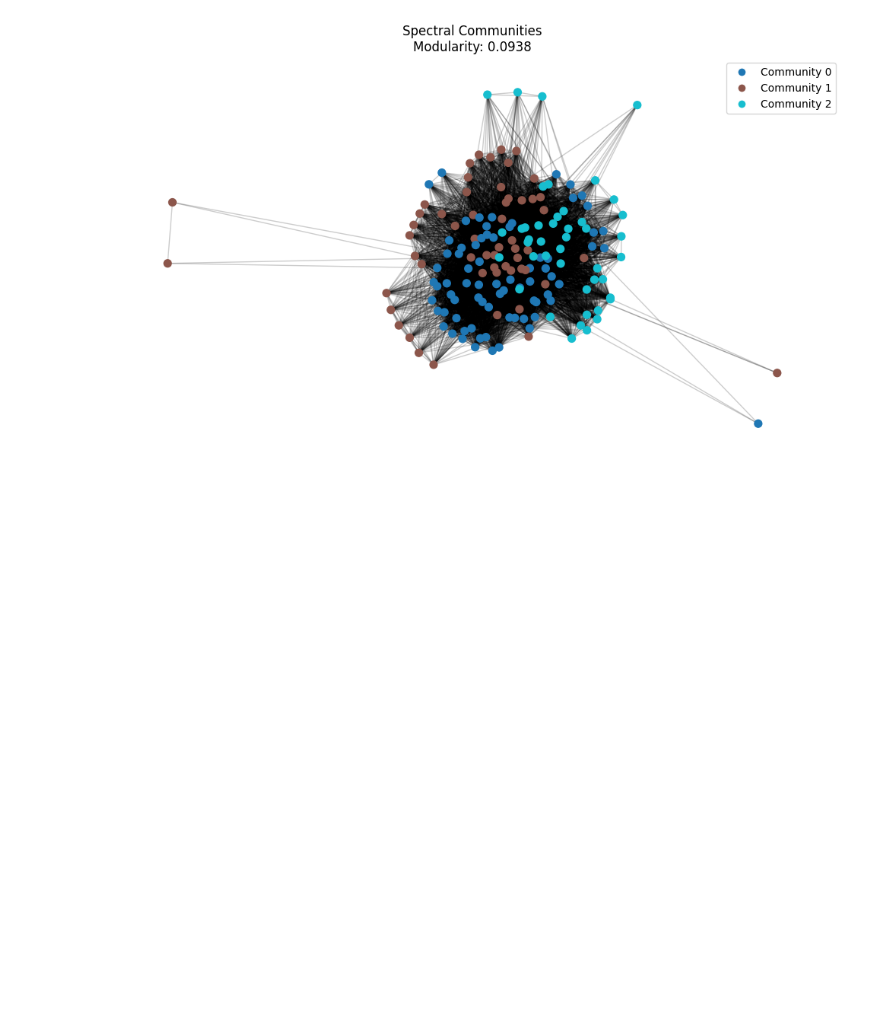
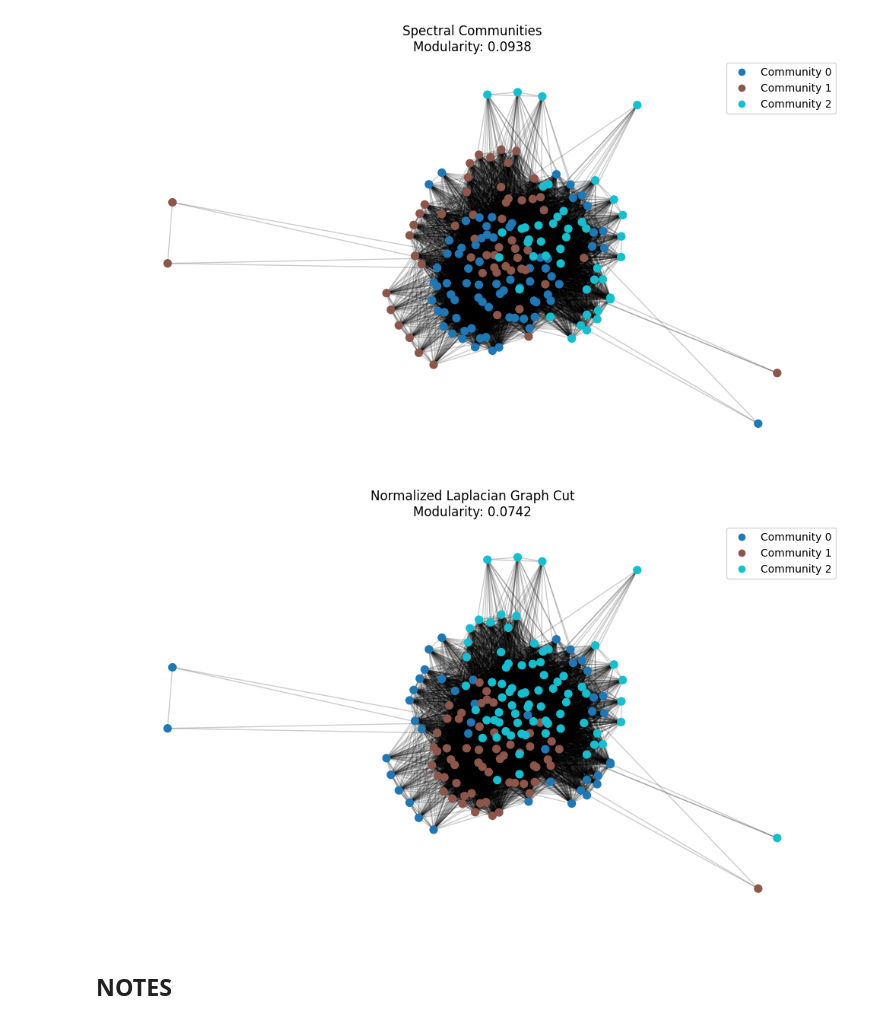
Before and after one commit to rsinema/social-network-community-detection, a Jupyter notebook: notebooks/graph_analysis.ipynb, the cells around one changed output. Drawn from its saved outputs; the diff is of its cells as text; code cells hidden in the pictures; blank space fills up the shorter version.

```diff
--- a/notebooks/graph_analysis.ipynb
+++ b/notebooks/graph_analysis.ipynb
@@ -256,3 +290,13 @@ while len(spectral_partition) < len(louvain_partition):
 plot_graph_by_partition(G, spectral_partition, title="Spectral Communities")
 # %% [output]
 [figure]
+# %%
+laplacian_norm_cut_partition = normalized_laplacian_graph_cut(G)
+while len(laplacian_norm_cut_partition) < 3:
+    laplacian_norm_cut_partition = sub_partition(G, laplacian_norm_cut_partition, partition_method=normalized_laplacian_graph_cut)
+# %%
+plot_graph_by_partition(G, laplacian_norm_cut_partition, "Normalized Laplacian Graph Cut")
+# %% [output]
+[figure, added]
+# %% [markdown]
+## NOTES
```
Also changed, not shown: parts of 4 cells of this notebook, 1 other file.
